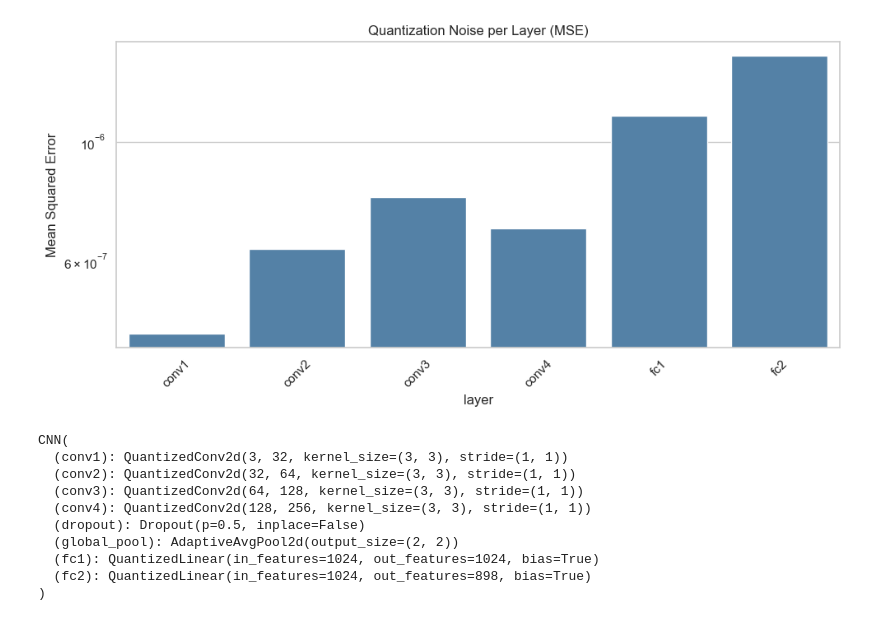
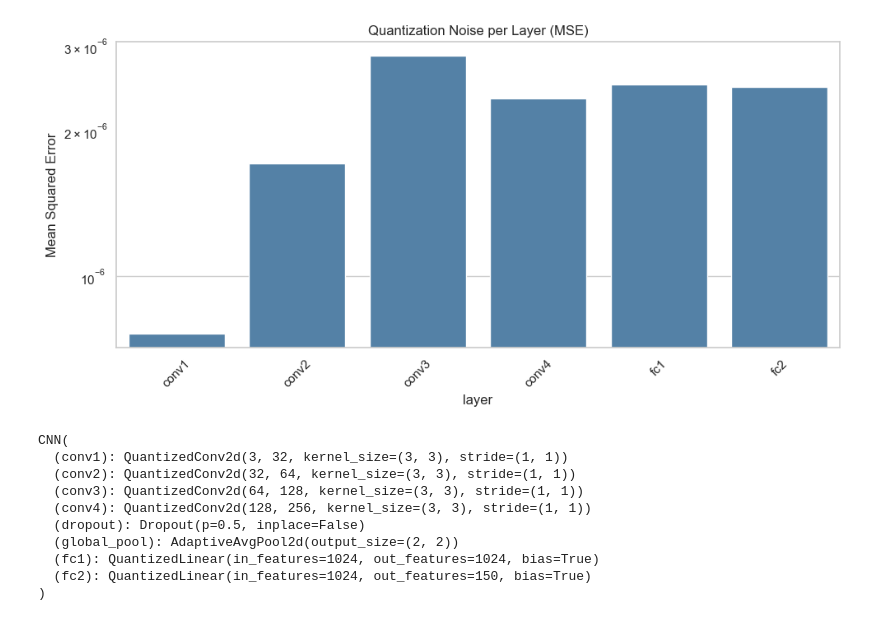
Before and after one commit to DomiTe/Forschungsprojekt, a Jupyter notebook: notebooks/03_quantization_visualization .ipynb, the cells around one changed output. Drawn from its saved outputs; the diff is of its cells as text; code cells hidden in the pictures.

```diff
--- a/notebooks/03_quantization_visualization .ipynb
+++ b/notebooks/03_quantization_visualization .ipynb
@@ -186,20 +249,20 @@ def visualize_comparison(model_f, model_q, test_loader, num_images=50):
 # plt.ylabel("NLL Loss")
 # plt.show()
 # %%
-df_loss = pd.read_csv("../results/csv/weight_mse_2025-12-17_14-12-08.csv")
+df_loss = pd.read_csv("../results/csv/weight_mse_2026-01-07_15-51-35.csv")
 
 plot = plot_layer_mse(df_loss)
 # %% [output]
-[figure, old version]
+[figure, new version]
 # %%
-q_model = CNN(num_classes=898)
+q_model = CNN(num_classes=150)
 q_model = replace_layers_with_quantizable(q_model)
 
 for name, module in q_model.named_modules():
     if hasattr(module, 'quantized_storage'):
         module.quantized_storage(num_bits=8, method='symmetry')
 
-q_model.load_state_dict(torch.load("../results/quantized_models/cnn_mnist_quantized2026-01-07_10-54-08.pt"))
+q_model.load_state_dict(torch.load("../results/quantized_models/cnn_mnist_quantized2026-01-10_13-04-45.pt"))
 
 q_model.eval()
 # %% [output]
@@ -211,6 +274,6 @@ CNN(
   (dropout): Dropout(p=0.5, inplace=False)
   (global_pool): AdaptiveAvgPool2d(output_size=(2, 2))
   (fc1): QuantizedLinear(in_features=1024, out_features=1024, bias=True)
-  (fc2): QuantizedLinear(in_features=1024, out_features=898, bias=True)
+  (fc2): QuantizedLinear(in_features=1024, out_features=150, bias=True)
 )
 # %%
```
Also changed, not shown: parts of 6 cells of this notebook, 9 other files.
